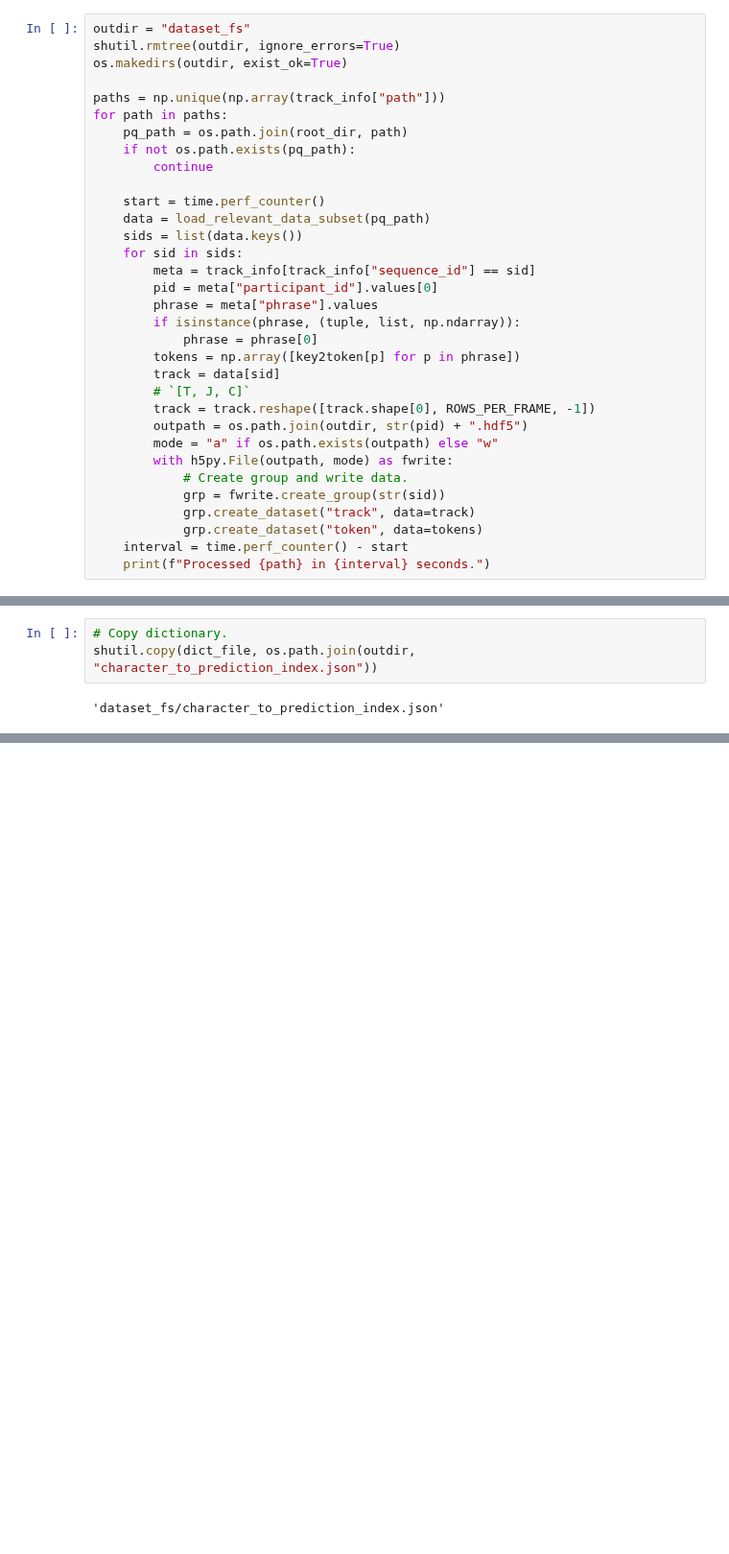
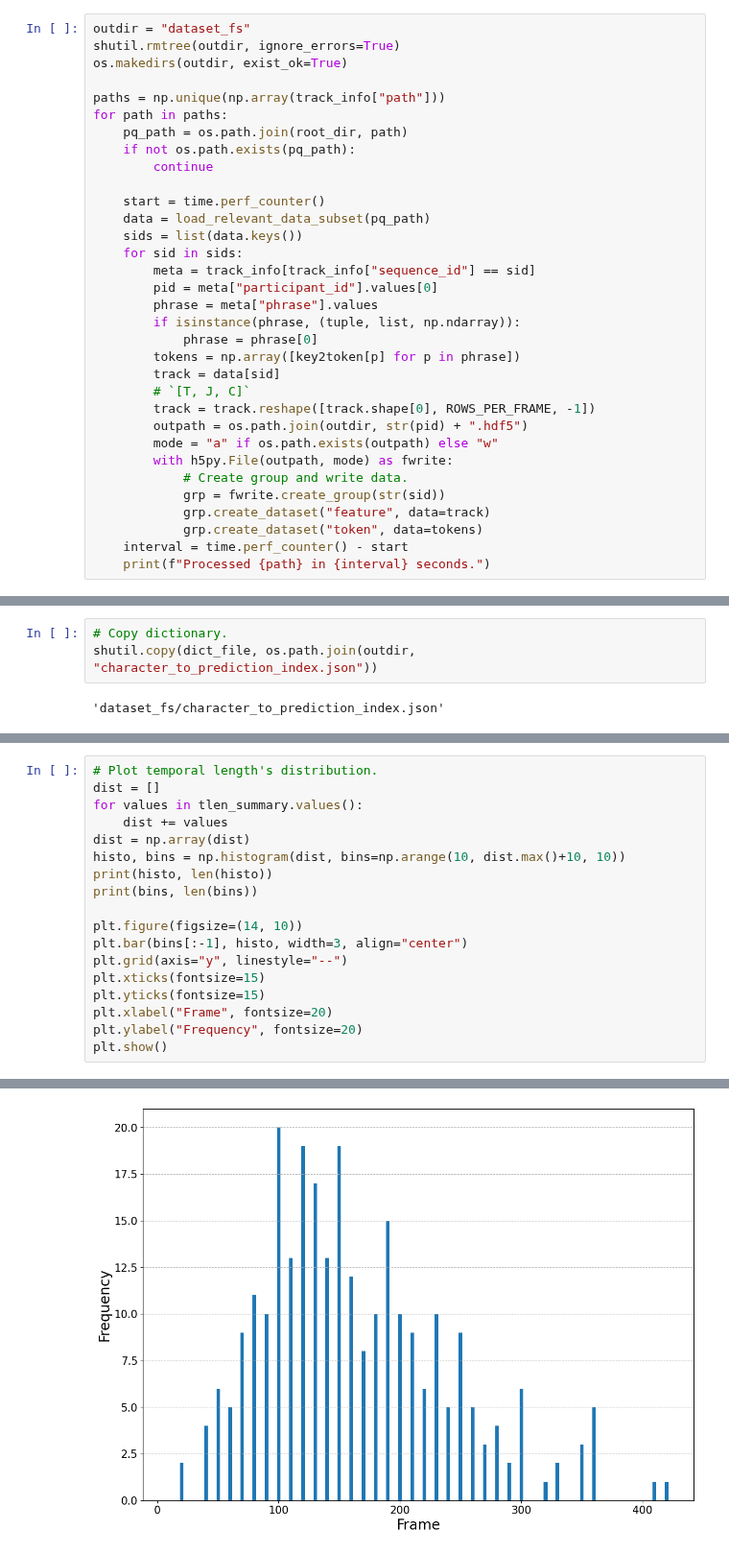
Before and after one commit to takayama-rado/trado_samples, a Jupyter notebook: colab_files/gafs_create_dataset.ipynb, the cells around one changed output, grey strips where cells are left out. Shown at 96% size. Saved outputs shown, nothing was run; the diff lists cells and outputs as text; blank space fills up the shorter version.

```diff
--- a/colab_files/gafs_create_dataset.ipynb
+++ b/colab_files/gafs_create_dataset.ipynb
@@ -285,7 +285,7 @@ for path in paths:
         with h5py.File(outpath, mode) as fwrite:
             # Create group and write data.
             grp = fwrite.create_group(str(sid))
-            grp.create_dataset("track", data=track)
+            grp.create_dataset("feature", data=track)
             grp.create_dataset("token", data=tokens)
     interval = time.perf_counter() - start
     print(f"Processed {path} in {interval} seconds.")
@@ -318,0 +374,19 @@ total 289M
+# %%
+# Plot temporal length's distribution.
+dist = []
+for values in tlen_summary.values():
+    dist += values
+dist = np.array(dist)
+histo, bins = np.histogram(dist, bins=np.arange(10, dist.max()+10, 10))
+print(histo, len(histo))
+print(bins, len(bins))
+
+plt.figure(figsize=(14, 10))
+plt.bar(bins[:-1], histo, width=3, align="center")
+plt.grid(axis="y", linestyle="--")
+plt.xticks(fontsize=15)
+plt.yticks(fontsize=15)
+plt.xlabel("Frame", fontsize=20)
+plt.ylabel("Frequency", fontsize=20)
+plt.show()
+# %% [output]
@@ -318,0 +398 @@ total 289M
+[figure, added]
```
Also changed, not shown: parts of 9 cells of this notebook.
